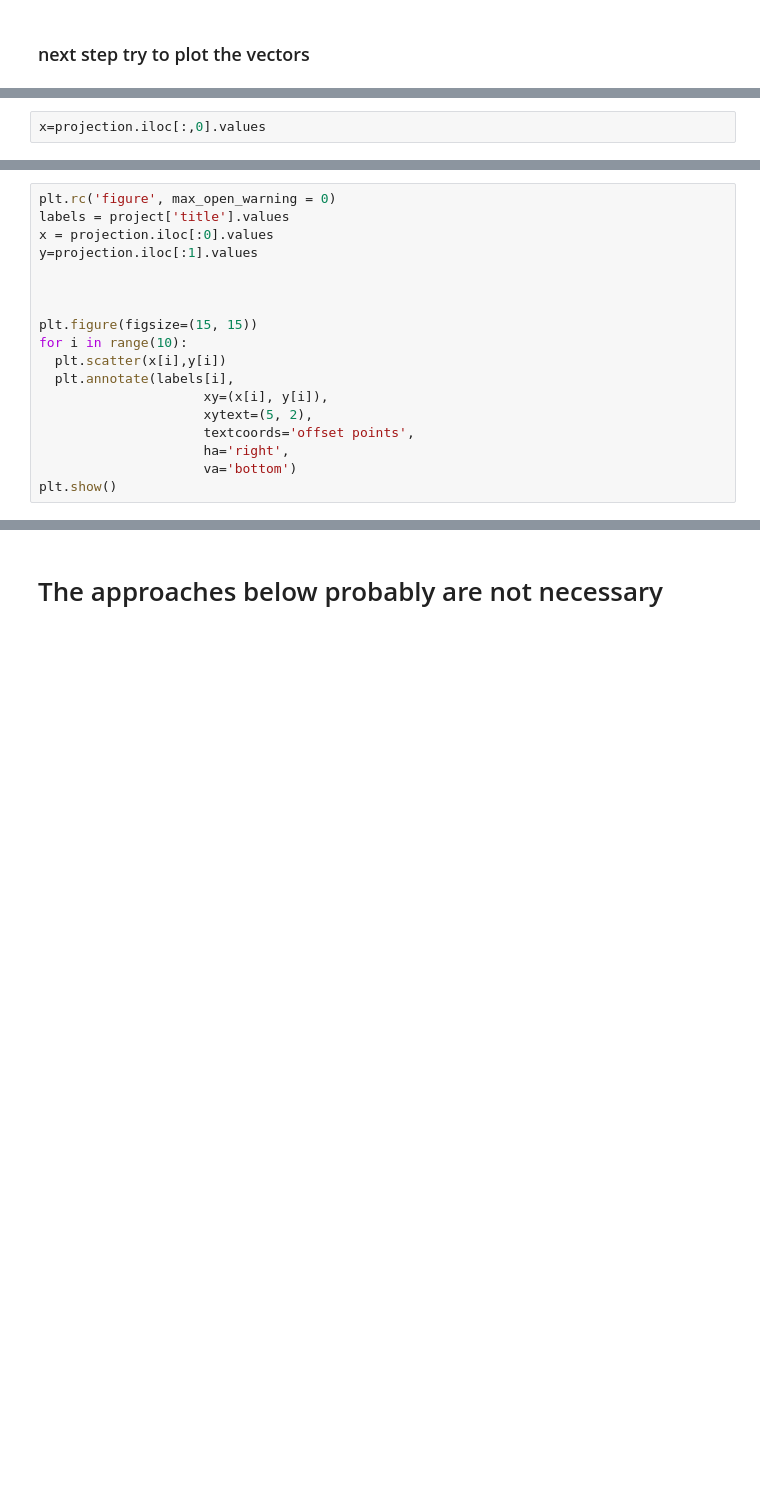
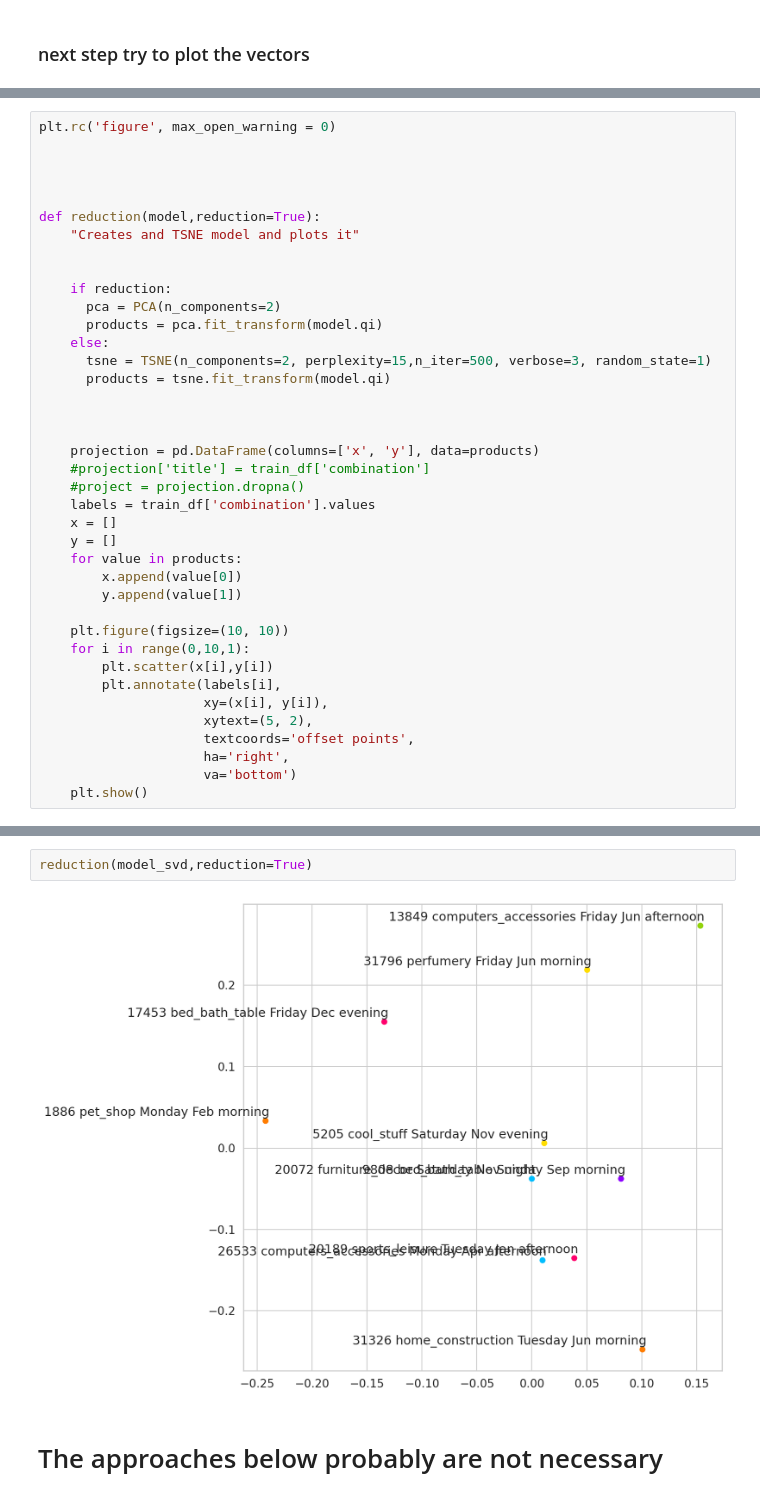
Before and after one commit to georgezefko/E-Commerce-Data-Analysis-Recommender-System, a Jupyter notebook: ABA_recommender_MF_11_05_21.ipynb, the cells around one changed output, grey strips where cells are left out. Saved outputs shown, nothing was run; the diff lists cells and outputs as text; blank space fills up the shorter version.

```diff
--- a/ABA_recommender_MF_11_05_21.ipynb
+++ b/ABA_recommender_MF_11_05_21.ipynb
@@ -486,2 +483,0 @@ project = projection.dropna()
-# %%
-x=projection.iloc[:,0].values
@@ -490,18 +484,39 @@ x=projection.iloc[:,0].values
 # %%
 plt.rc('figure', max_open_warning = 0)
-labels = project['title'].values
-x = projection.iloc[:0].values
-y=projection.iloc[:1].values
 
 
 
-plt.figure(figsize=(15, 15))
-for i in range(10):
-  plt.scatter(x[i],y[i])
-  plt.annotate(labels[i],
+
+def reduction(model,reduction=True):
+    "Creates and TSNE model and plots it"
+
+
+    if reduction:
+      pca = PCA(n_components=2)
+      products = pca.fit_transform(model.qi)
+    else:
+      tsne = TSNE(n_components=2, perplexity=15,n_iter=500, verbose=3, random_state=1)
+      products = tsne.fit_transform(model.qi)
+
+
+
+    projection = pd.DataFrame(columns=['x', 'y'], data=products)
+    #projection['title'] = train_df['combination']
+    #project = projection.dropna()
+    labels = train_df['combination'].values
+    x = []
+    y = []
+    for value in products:
+        x.append(value[0])
+        y.append(value[1])
+
+    plt.figure(figsize=(10, 10))
+    for i in range(0,10,1):
+        plt.scatter(x[i],y[i])
+        plt.annotate(labels[i],
                      xy=(x[i], y[i]),
                      xytext=(5, 2),
                      textcoords='offset points',
                      ha='right',
                      va='bottom')
-plt.show()
+    plt.show()
@@ -511,3 +523,7 @@ IndexError: ignored
+# %%
+reduction(model_svd,reduction=True)
+# %% [output]
+[figure, added]
 # %% [markdown]
 # The approaches below probably are not necessary
 # %% [markdown]
```
Also changed, not shown: parts of 3 cells of this notebook.
